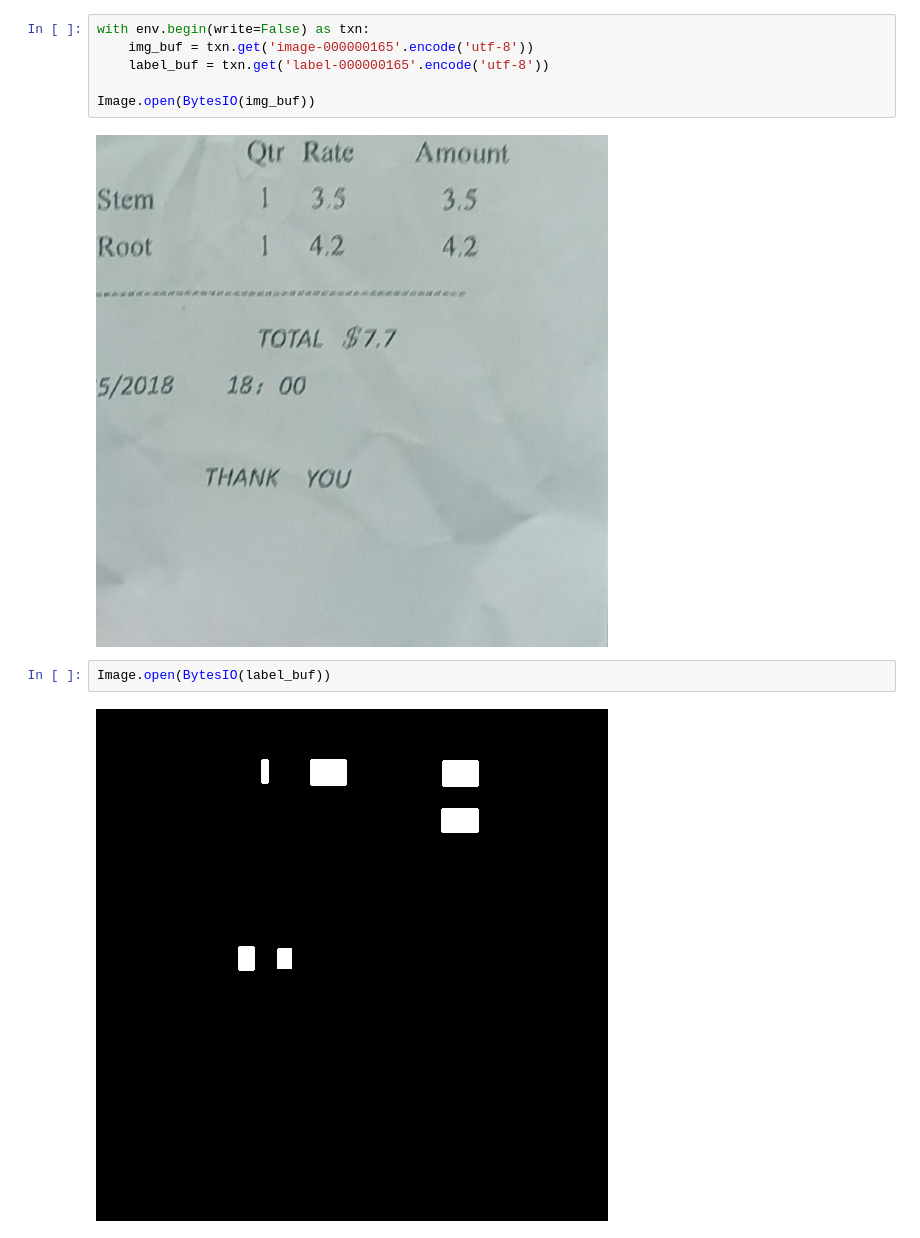
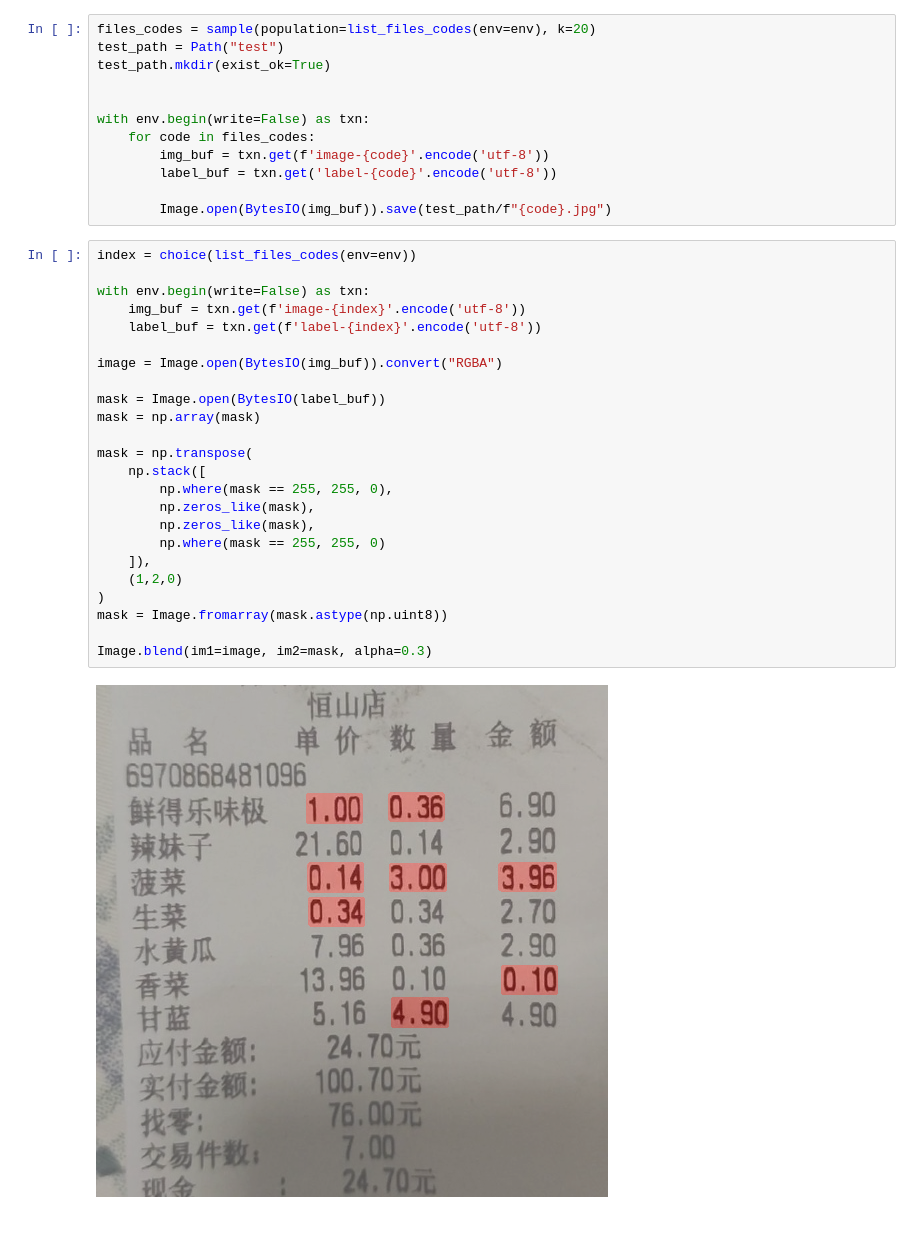
Before and after one commit to fedorkobak/DocTamper, a Jupyter notebook: README.ipynb, the cells around one changed output. Saved outputs shown, nothing was run; the diff lists cells and outputs as text.

```diff
--- a/README.ipynb
+++ b/README.ipynb
@@ -32,14 +34,40 @@ def list_files_codes(env: lmdb.Environment):
                 for name in decoded if name.startswith(image_predix)
             ]
 # %%
+files_codes = sample(population=list_files_codes(env=env), k=20)
+test_path = Path("test")
+test_path.mkdir(exist_ok=True)
+
+
 with env.begin(write=False) as txn:
-    img_buf = txn.get('image-000000165'.encode('utf-8'))
-    label_buf = txn.get('label-000000165'.encode('utf-8'))
+    for code in files_codes:
+        img_buf = txn.get(f'image-{code}'.encode('utf-8'))
+        label_buf = txn.get('label-{code}'.encode('utf-8'))
 
-Image.open(BytesIO(img_buf))
+        Image.open(BytesIO(img_buf)).save(test_path/f"{code}.jpg")
-# %% [output]
-[figure, removed]
-# %%
-Image.open(BytesIO(label_buf))
-# %% [output]
-[figure, removed]
+# %%
+index = choice(list_files_codes(env=env))
+
+with env.begin(write=False) as txn:
+    img_buf = txn.get(f'image-{index}'.encode('utf-8'))
+    label_buf = txn.get(f'label-{index}'.encode('utf-8'))
+
+image = Image.open(BytesIO(img_buf)).convert("RGBA")
+
+mask = Image.open(BytesIO(label_buf))
+mask = np.array(mask)
+
+mask = np.transpose(
+    np.stack([
+        np.where(mask == 255, 255, 0),
+        np.zeros_like(mask),
+        np.zeros_like(mask),
+        np.where(mask == 255, 255, 0)
+    ]),
+    (1,2,0)
+)
+mask = Image.fromarray(mask.astype(np.uint8))
+
+Image.blend(im1=image, im2=mask, alpha=0.3)
+# %% [output]
+[figure, added]
```
Also changed, not shown: parts of 10 cells of this notebook, 8 other files.
